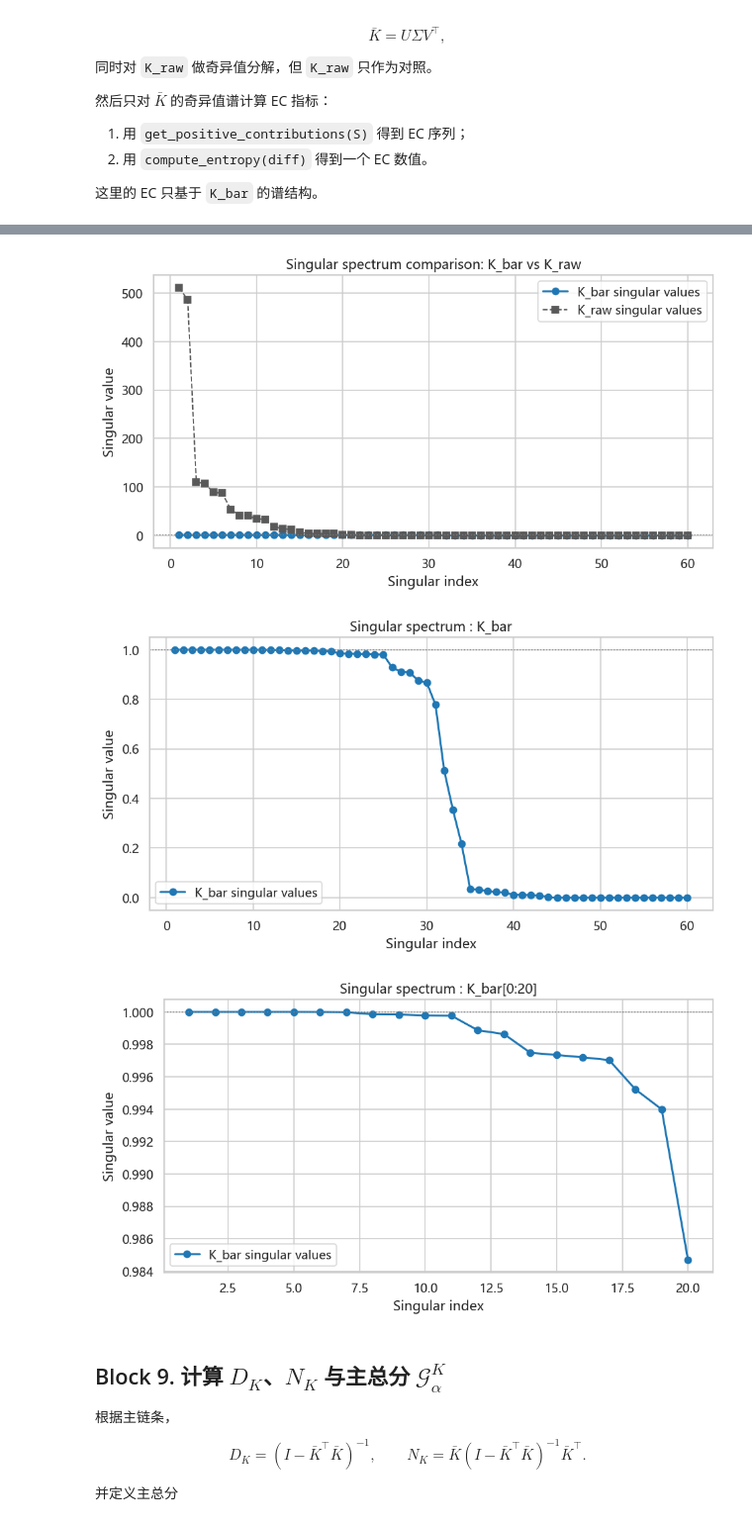
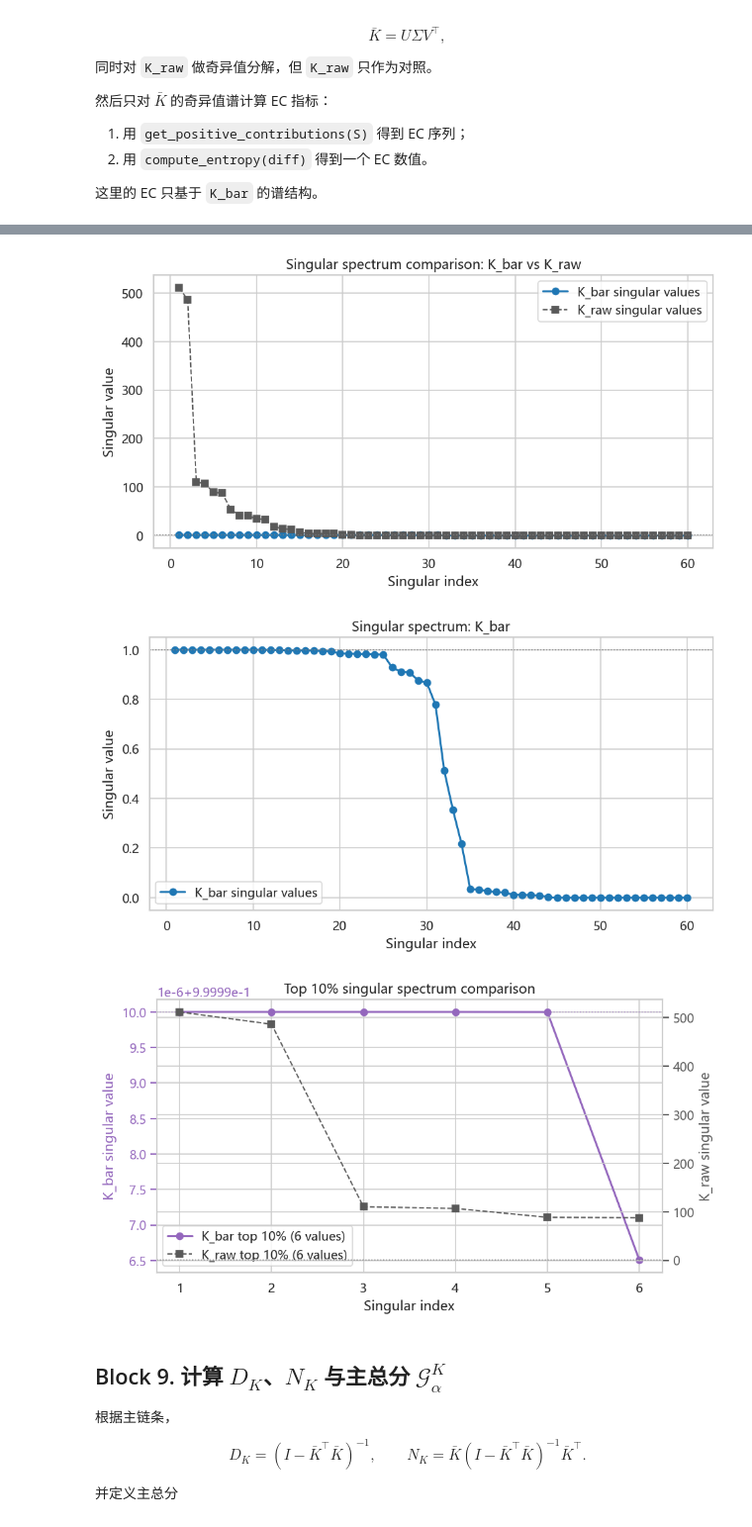
Before and after one commit to Matthew-ymz/pykoop, a Jupyter notebook: exp/kuramoto/exp_kuramoto_0321.ipynb, the cells around one changed output, grey strips where cells are left out. Shown at 99% size. Saved outputs shown, nothing was run; the diff lists cells and outputs as text; code cells hidden in the pictures.

```diff
--- a/exp/kuramoto/exp_kuramoto_0321.ipynb
+++ b/exp/kuramoto/exp_kuramoto_0321.ipynb
@@ -182,9 +197,9 @@ config = {
     'eps': 1e-10,
     'ridge': 1e-10,
     'observable_mode': 'identity + fourier', #手动
-    'rank_candidates': [1, 2, 3, 4, 5, 6,7,8,9,10,15,20,25,30,31,32,33,34,35,40,45,50],
+    'rank_candidates': None,
     'selected_micro_indices': [0, 5],
-    'heatmap_label_step': 2,
+    'heatmap_label_step': 1,
     'top_k_features_to_show': 5,
 }
 
@@ -522,6 +537,7 @@ $$
 
 这里的 EC 只基于 `K_bar` 的谱结构。
 # %%
+
 U_raw, S_raw, Vt_raw = np.linalg.svd(K_raw, full_matrices=False)
 metrics = analyze_kbar_metrics(K_bar, alpha=config['alpha'], eps=config['eps'])
 
@@ -532,6 +548,8 @@ Vt_bar = metrics['Vt']
 diff = get_positive_contributions(S_bar)
 EC = compute_entropy(diff)
 
+top10_count = max(1, int(np.ceil(0.1 * len(S_bar))))
+
 artifacts['spectral'] = {
     'U_raw': U_raw,
     'S_raw': S_raw,
@@ -541,6 +559,7 @@ artifacts['spectral'] = {
     'Vt_bar': Vt_bar,
     'diff': diff,
     'EC': EC,
+    'top10_count': top10_count,
 }
 artifacts['metrics']['kbar'] = metrics
 artifacts['metrics']['EC'] = EC
@@ -549,6 +568,7 @@ artifacts['metrics']['EC_diff'] = diff
 print('Top 10 singular values of K_bar:', S_bar[:10])
 print('Top 10 singular values of K_raw:', S_raw[:10])
 print('EC entropy:', EC)
+print('Top 10% singular-value count:', top10_count)
 
 fig, ax = plt.subplots(figsize=(8, 4.5))
 idx_bar = np.arange(1, len(S_bar) + 1)
@@ -568,18 +588,26 @@ ax.plot(idx_bar, S_bar, marker='o', linewidth=1.8, label='K_bar singular values'
 ax.axhline(1.0, color='gray', linestyle=':', linewidth=1.0)
 ax.set_xlabel('Singular index')
 ax.set_ylabel('Singular value')
-ax.set_title('Singular spectrum : K_bar')
+ax.set_title('Singular spectrum: K_bar')
 ax.legend()
 plt.tight_layout()
 plt.show()
 
-fig, ax = plt.subplots(figsize=(8, 4.5))
-ax.plot(idx_bar[0:20], S_bar[0:20], marker='o', linewidth=1.8, label='K_bar singular values', color='tab:blue')
-ax.axhline(1.0, color='gray', linestyle=':', linewidth=1.0)
-ax.set_xlabel('Singular index')
-ax.set_ylabel('Singular value')
-ax.set_title('Singular spectrum : K_bar[0:20]')
-ax.legend()
+fig, ax_left = plt.subplots(figsize=(8, 4.5))
+ax_right = ax_left.twinx()
+line1 = ax_left.plot(idx_bar[:top10_count], S_bar[:top10_count], marker='o', linewidth=1.8, label=f'K_bar top 10% ({top10_count} values)', color='tab:purple')
+line2 = ax_right.plot(idx_raw[:top10_count], S_raw[:top10_count], marker='s', linewidth=1.2, linestyle='--', label=f'K_raw top 10% ({top10_count} values)', color='0.35')
+ax_left.axhline(1.0, color='tab:purple', linestyle=':', linewidth=1.0, alpha=0.6)
+ax_right.axhline(1.0, color='0.35', linestyle=':', linewidth=1.0, alpha=0.6)
+ax_left.set_xlabel('Singular index')
+ax_left.set_ylabel('K_bar singular value', color='tab:purple')
+ax_right.set_ylabel('K_raw singular value', color='0.35')
+ax_left.tick_params(axis='y', colors='tab:purple')
+ax_right.tick_params(axis='y', colors='0.35')
+ax_left.set_title('Top 10% singular spectrum comparison')
+lines = line1 + line2
+labels = [line.get_label() for line in lines]
+ax_left.legend(lines, labels, loc='best')
 plt.tight_layout()
 plt.show()
 # %% [output]
@@ -591,6 +620,6 @@ EC entropy: 4.742983992609043
 [figure]
 [figure]
-[figure, old version]
+[figure, new version]
 # %% [markdown]
 ## Block 9. 计算 $D_K$、$N_K$ 与主总分 $\mathcal G_\alpha^K$
 
```
Also changed, not shown: parts of 8 cells of this notebook, 2 other files.
